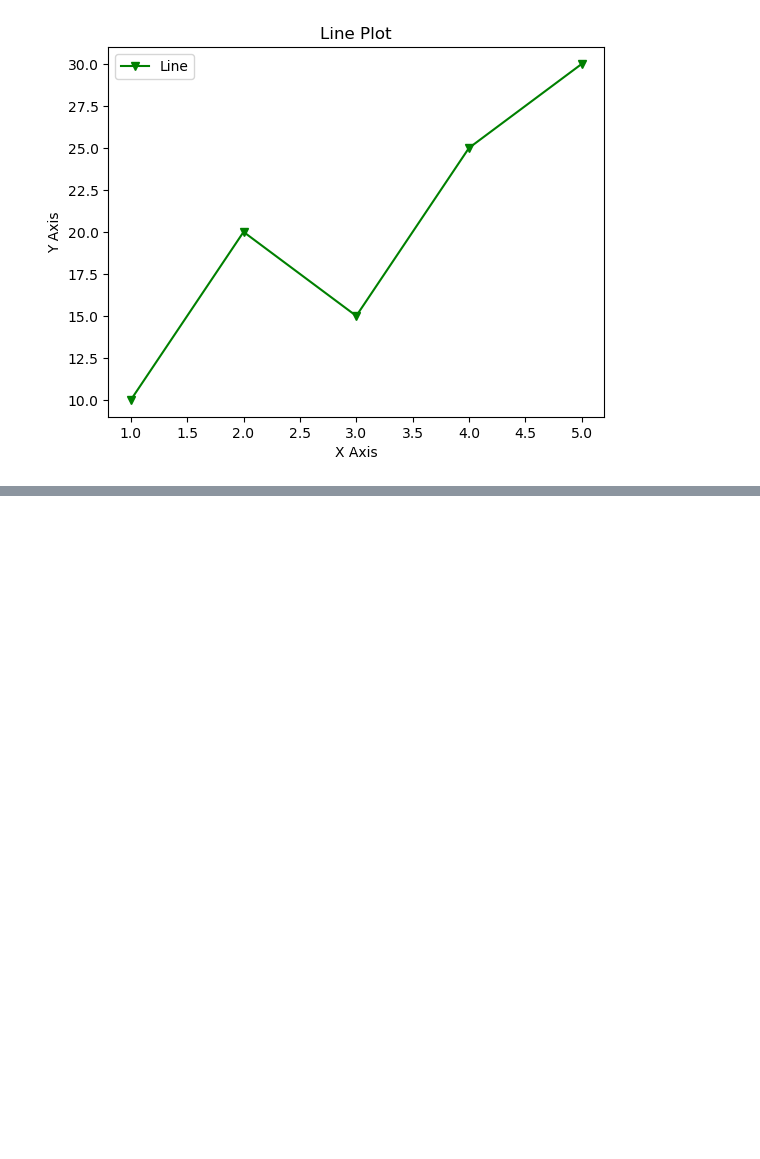
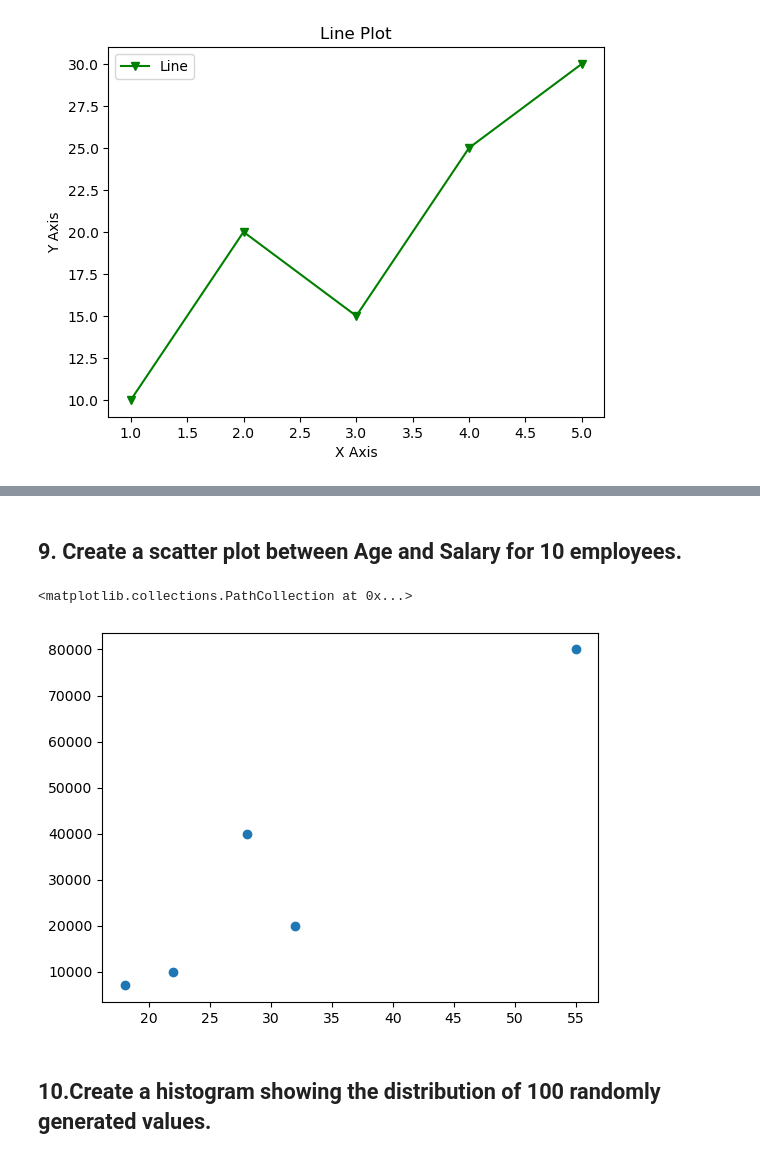
Before and after one commit to yashdeore24/Python_daily_task, a Jupyter notebook: Matplotlib_Questions.ipynb, the cells around one changed output, grey strips where cells are left out. Drawn from its saved outputs; the diff is of its cells as text; code cells hidden in the pictures; blank space fills up the shorter version.

```diff
--- a/Matplotlib_Questions.ipynb
+++ b/Matplotlib_Questions.ipynb
@@ -66,0 +99,11 @@ plt.show()
+# %% [markdown]
+## 9. Create a scatter plot between Age and Salary for 10 employees.
+# %%
+Age = [32,22,18,55,28]
+salary = [20000,10000,7000,80000,40000]
+plt.scatter(Age,salary)
+# %% [output]
+<matplotlib.collections.PathCollection at 0x...>
+[figure, added]
+# %% [markdown]
+## 10.Create a histogram showing the distribution of 100 randomly generated  values.
```
Also changed, not shown: parts of 6 cells of this notebook.
